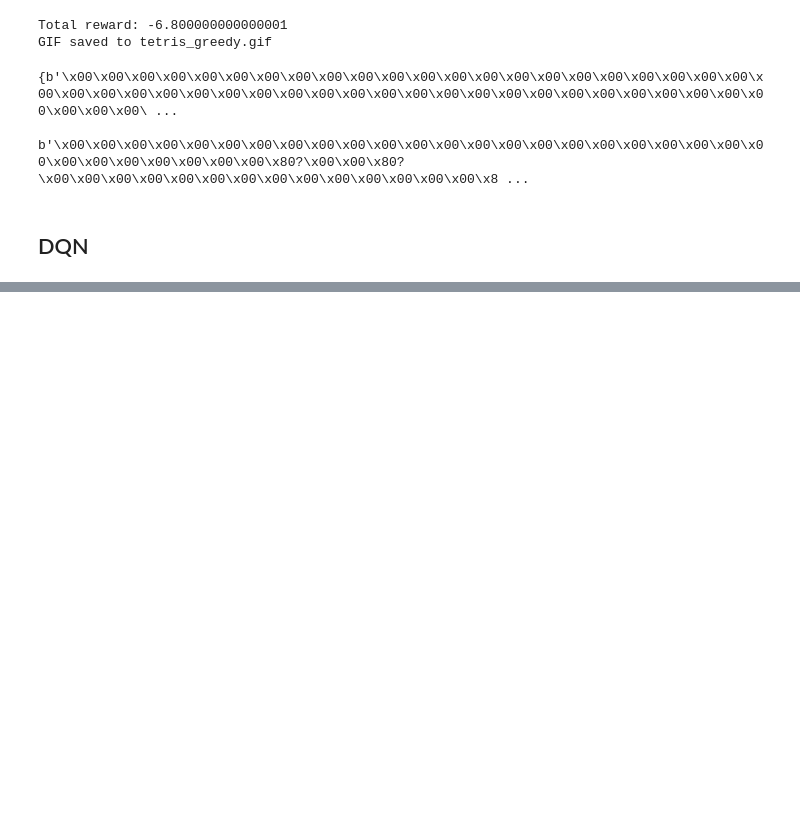
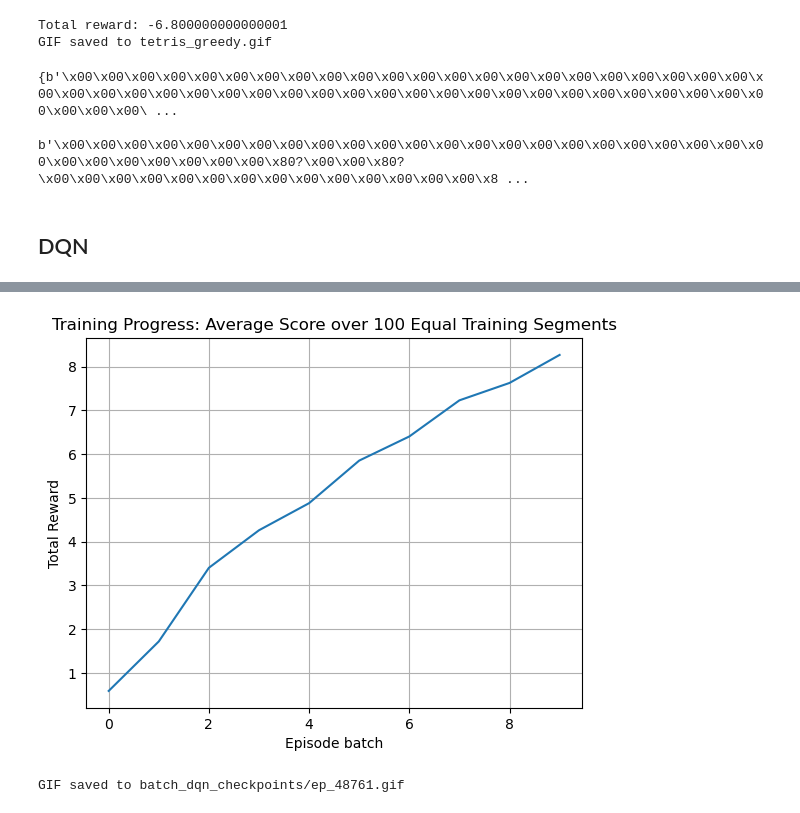
Before and after one commit to William-Pig/tetris_ai, a Jupyter notebook: main.ipynb, the cells around one changed output, grey strips where cells are left out. Drawn from its saved outputs; the diff is of its cells as text; code cells hidden in the pictures; blank space fills up the shorter version.

```diff
--- a/main.ipynb
+++ b/main.ipynb
@@ -689,0 +815,13 @@ unexplored_states
+# %%
+plt.plot(np.mean(np.array_split(episode_score, 10),axis=1))
+plt.xlabel('Episode batch')
+plt.ylabel('Total Reward')
+plt.title('Training Progress: Average Score over 100 Equal Training Segments')
+plt.grid(True)
+plt.show()
+# %% [output]
+[figure, added]
+# %%
+evaluate_and_save_gif(episode)
+# %% [output]
+GIF saved to batch_dqn_checkpoints/ep_48761.gif
```
Also changed, not shown: parts of 12 cells of this notebook, 3 other files.
